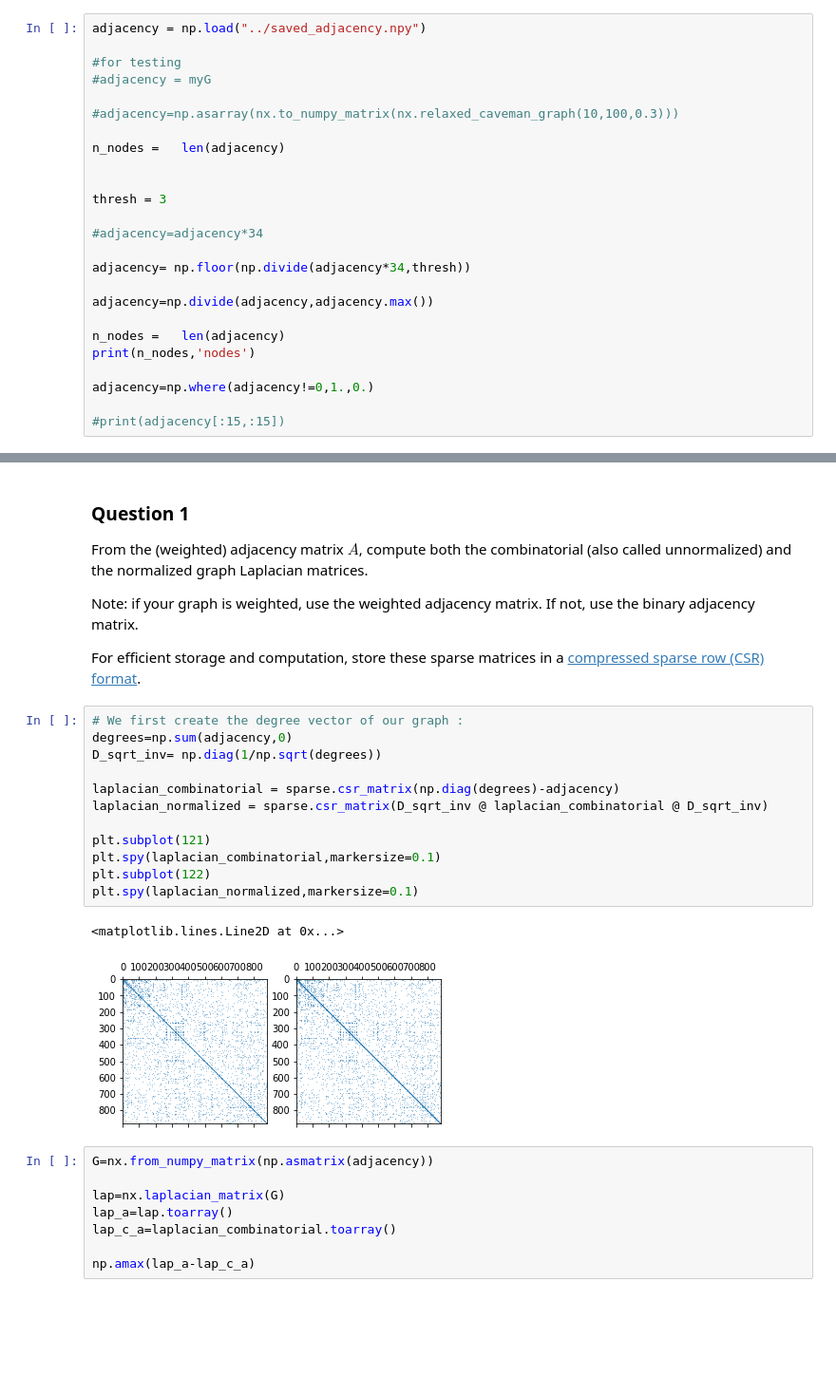
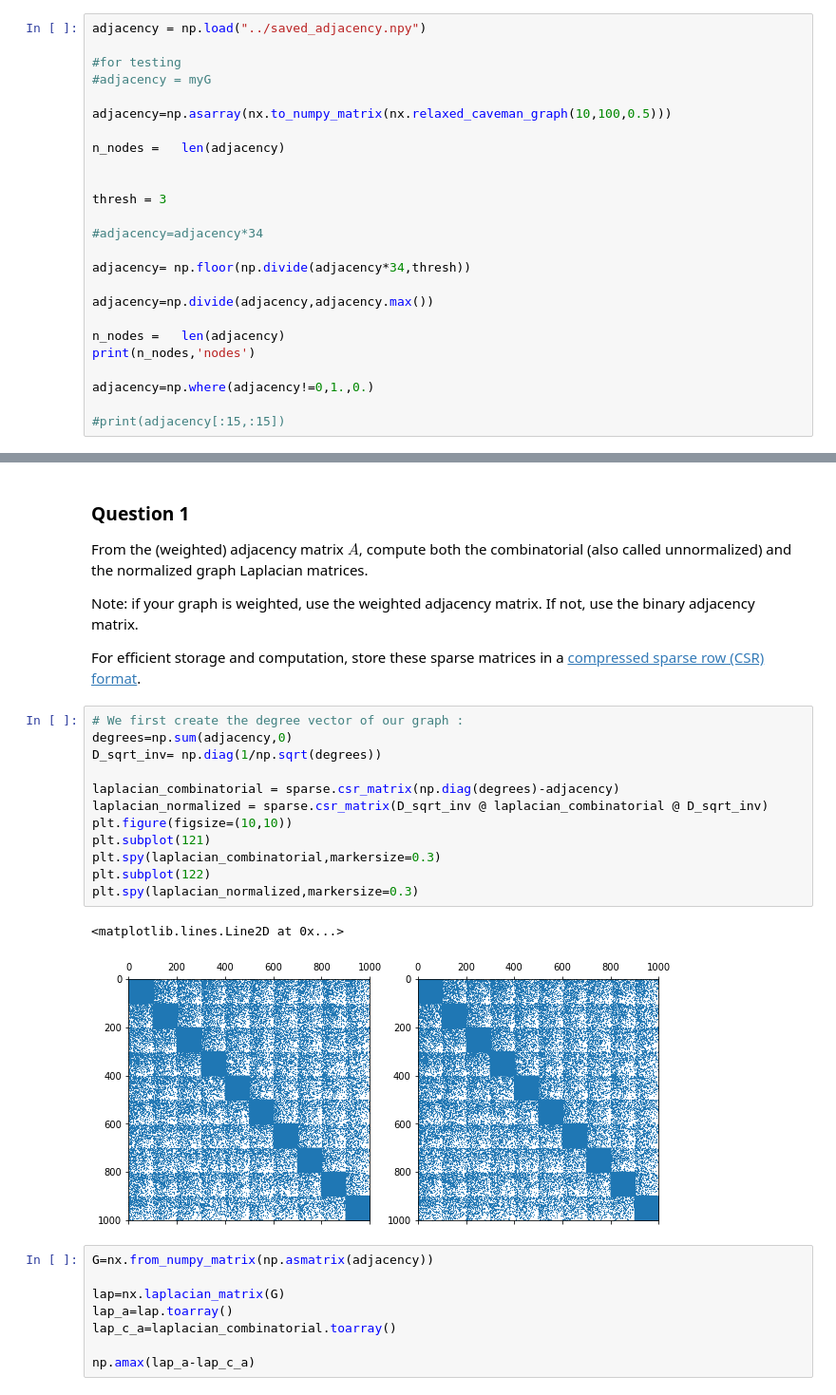
Before and after one commit to vndk36/Project_ntds2018, a Jupyter notebook: Milestone_3/3_spectral_graph_theory_AlCi.ipynb, the cells around one changed output, grey strips where cells are left out. Shown at 95% size. Cells and saved outputs as stored; diff of their text form; blank space fills up the shorter version.

```diff
--- a/Milestone_3/3_spectral_graph_theory_AlCi.ipynb
+++ b/Milestone_3/3_spectral_graph_theory_AlCi.ipynb
@@ -55,7 +55,7 @@ adjacency = np.load("../saved_adjacency.npy")
 #for testing
 #adjacency = myG
 
-#adjacency=np.asarray(nx.to_numpy_matrix(nx.relaxed_caveman_graph(10,100,0.3)))
+adjacency=np.asarray(nx.to_numpy_matrix(nx.relaxed_caveman_graph(10,100,0.5)))
 
 n_nodes =   len(adjacency)
 
@@ -103,18 +103,18 @@ For efficient storage and computation, store these sparse matrices in a [compres
 # %%
 # We first create the degree vector of our graph :
 degrees=np.sum(adjacency,0)
 D_sqrt_inv= np.diag(1/np.sqrt(degrees))
 
 laplacian_combinatorial = sparse.csr_matrix(np.diag(degrees)-adjacency)
 laplacian_normalized = sparse.csr_matrix(D_sqrt_inv @ laplacian_combinatorial @ D_sqrt_inv)
-
+plt.figure(figsize=(10,10))
 plt.subplot(121)
-plt.spy(laplacian_combinatorial,markersize=0.1)
+plt.spy(laplacian_combinatorial,markersize=0.3)
 plt.subplot(122)
-plt.spy(laplacian_normalized,markersize=0.1)
+plt.spy(laplacian_normalized,markersize=0.3)
 # %% [output]
 <matplotlib.lines.Line2D at 0x...>
-[figure, old version]
+[figure, new version]
 # %%
 G=nx.from_numpy_matrix(np.asmatrix(adjacency))
 
```
Also changed, not shown: parts of 16 cells of this notebook, 1 other file.
